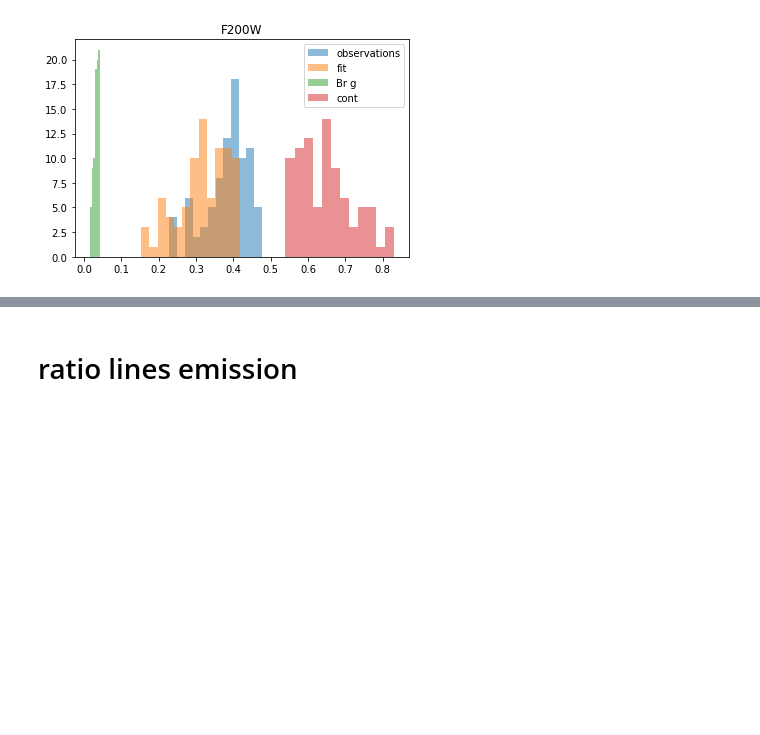
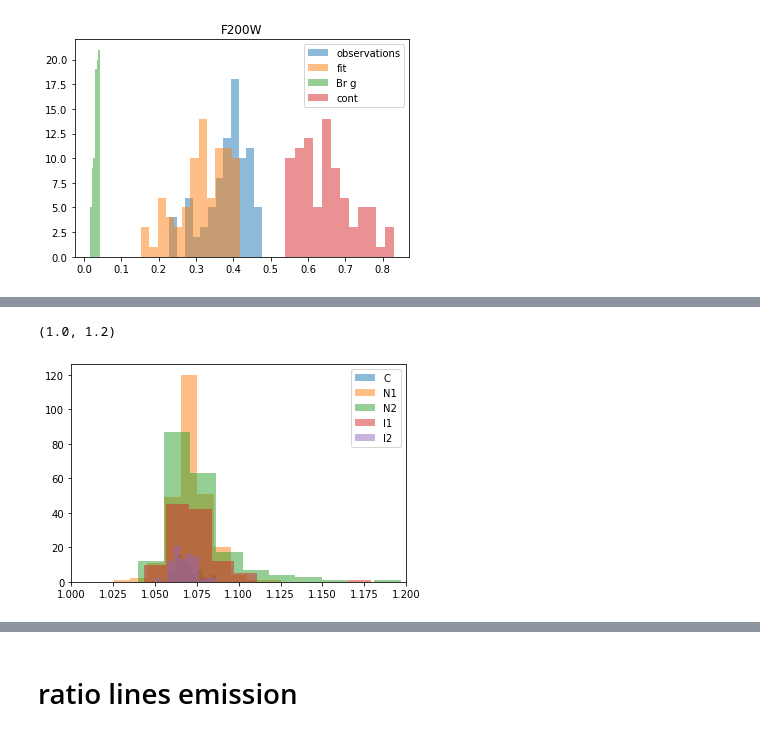
Before and after one commit to will-henney/globule-seminario, a Jupyter notebook: 30Doradus/Fit_to_spectrum_of_NIRSpec.ipynb, the cells around one changed output, grey strips where cells are left out. Saved outputs shown, nothing was run; the diff lists cells and outputs as text; code cells hidden in the pictures; blank space fills up the shorter version.

```diff
--- a/30Doradus/Fit_to_spectrum_of_NIRSpec.ipynb
+++ b/30Doradus/Fit_to_spectrum_of_NIRSpec.ipynb
@@ -111,7 +111,7 @@ class FilterSpectrum:
     def finding_peaks(self,flux):
         flux_max = max(flux)
         #flux_clean = pd.Series(flux).fillna(0).to_numpy()
-        self.peaks_idx, self.peaks_info = find_peaks(flux,prominence=(0.1*flux_max),height=0)
+        self.peaks_idx, self.peaks_info = find_peaks(flux,prominence=(self.factor*flux_max),height=0)
     '''Function to identify each line emission'''
     def identify_peaks(self,catal,):
         for name, line_exp in catal.items():
@@ -555,0 +638,8 @@ plt.legend()
+# %%
+SSA = []
+SSB = []
+for i in range(5):
+    new_specs= f_i(DATA_NIR[2],regions[i],TF200W[0],TF200W[1])
+    A1, B1 = s_i(new_specs)
+    SSA.append(A1)
+    SSB.append(B1)
@@ -555,0 +652,11 @@ plt.legend()
+# %%
+plt.hist(SSA[0],label='C',alpha=0.5)
+plt.hist(SSA[1],label='N1',alpha=0.5)
+plt.hist(SSA[2],label='N2',alpha=0.5)
+plt.hist(SSA[3],label='I1',alpha=0.5)
+plt.hist(SSA[4],label='I2',alpha=0.5)
+plt.legend()
+plt.xlim(1,1.2)
+# %% [output]
+(1.0, 1.2)
+[figure, added]
```
Also changed, not shown: parts of 5 cells of this notebook.
